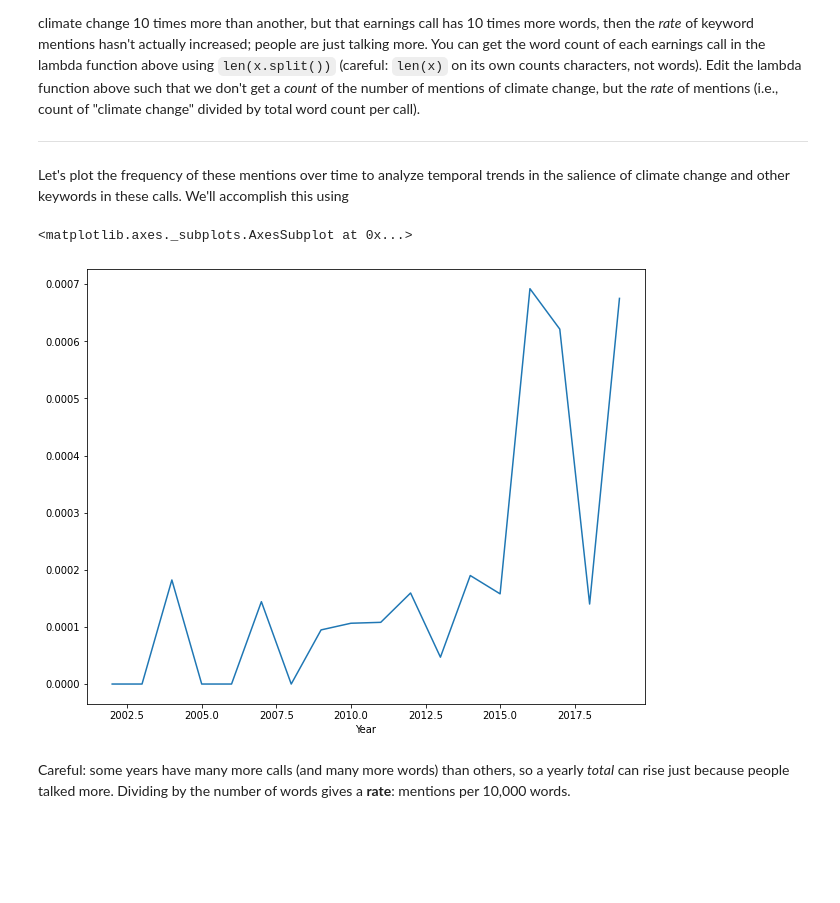
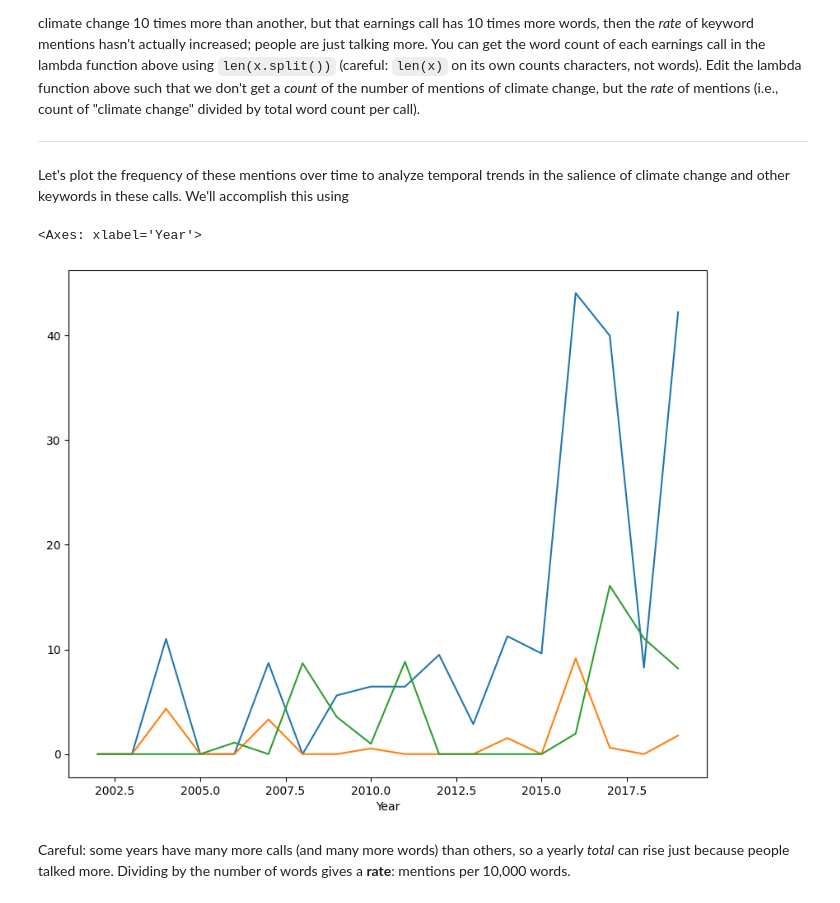
Before and after one commit to aekeana/QM2, a Jupyter notebook: notebooks/W04. Natural Language Processing.ipynb, the cells around one changed output. Cells and saved outputs as stored; diff of their text form; code cells hidden in the pictures; blank space fills up the shorter version.

```diff
--- a/notebooks/W04. Natural Language Processing.ipynb
+++ b/notebooks/W04. Natural Language Processing.ipynb
@@ -177,8 +232,8 @@ There were simpler ways of doing this (namely, `example[doubled numbers]=example
 2. `.apply(lambda x:`: iterate over each row in the column, and call each value in that column x. In other words, x will represent the text of each earnings call.
 3. `x.lower().count('climate change')`: this is exactly the same as what did previously to find the number of mentions of climate change in the one earnings call, except that we swapped `call['Text']` with `x`, since we want to do this for the text of every earnings call.
 # %%
-# create a column called "climate change" that contains the count of mentions of this keyword
-df['climate change']=df['Text'].apply(lambda x: x.lower().count('climate change'))
+# create a column called "climate change" that contains the rate of mentions of this keyword per 10000 words
+df['climate change']=df['Text'].apply(lambda x: ((x.lower().count('climate change'))/len(x.split()))*10000)
 
 # print the title of each earnings call, along with the number of mentions of climate change.
 print(df[['Title','climate change']])
@@ -199,18 +269,25 @@ Advanced: Our current measure of the number of mentions of keywords might be bia
 
 Let's plot the frequency of these mentions over time to analyze temporal trends in the salience of climate change and other keywords in these calls. We'll accomplish this using
 # %%
+df['global warming']=df['Text'].apply(lambda x: ((x.lower().count('global warming'))/len(x.split()))*10000)
+df['carbon capture']=df['Text'].apply(lambda x: ((x.lower().count('carbon capture'))/len(x.split()))*10000)
+
 # extract the year from the date column
 df['Year']=df['Date'].dt.year
 
 # group the dataframe by year, calculating the sum of the "climate change" column
 # save it as a new dataframe called "yearly"
-yearly=df.groupby('Year')['climate change'].sum()
+yearly_climate=df.groupby('Year')['climate change'].sum()
+yearly_warming=df.groupby('Year')['global warming'].sum()
+yearly_carbon=df.groupby('Year')['carbon capture'].sum()
 
 # plot yearly
-yearly.plot()
+yearly_climate.plot()
+yearly_warming.plot()
+yearly_carbon.plot()
 # %% [output]
-<matplotlib.axes._subplots.AxesSubplot at 0x...>
+<Axes: xlabel='Year'>
-[figure, old version]
+[figure, new version]
 # %% [markdown]
 Careful: some years have many more calls (and many more words) than others, so a yearly *total* can rise just because people talked more. Dividing by the number of words gives a **rate**: mentions per 10,000 words.
 # %%
```
Also changed, not shown: parts of 24 cells of this notebook.
